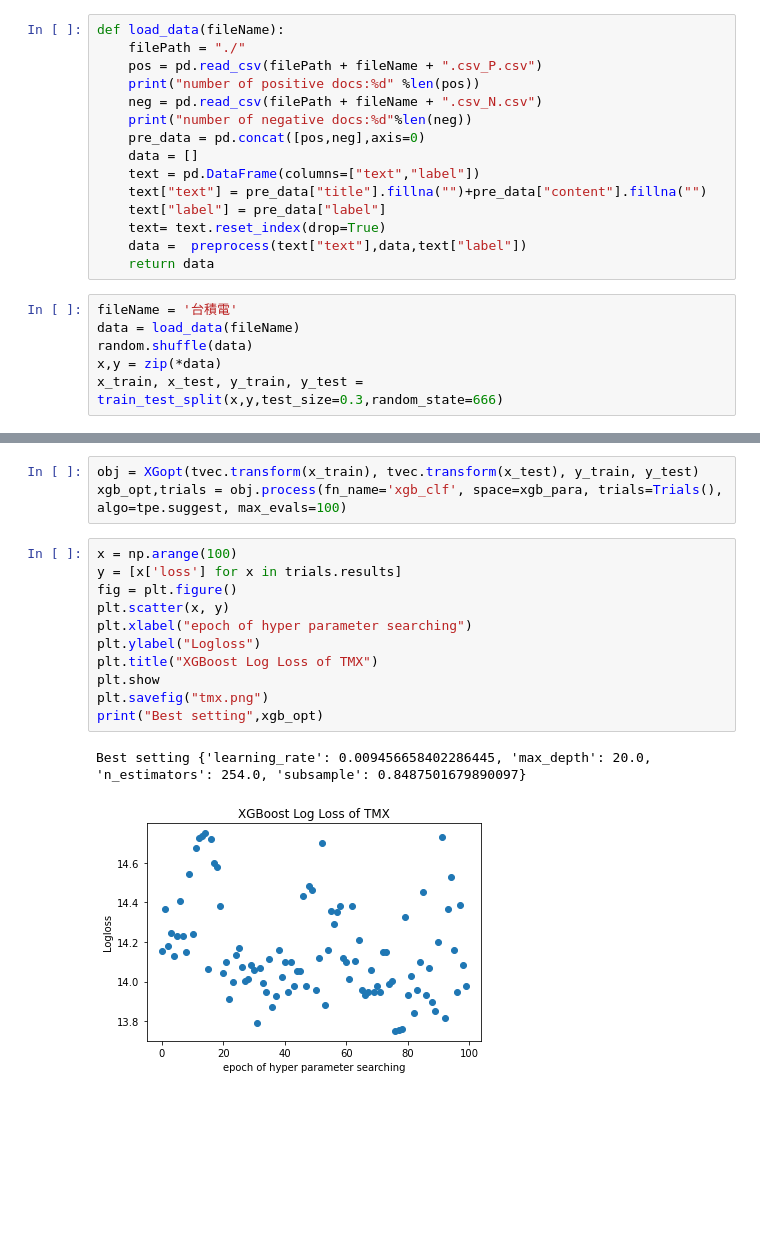
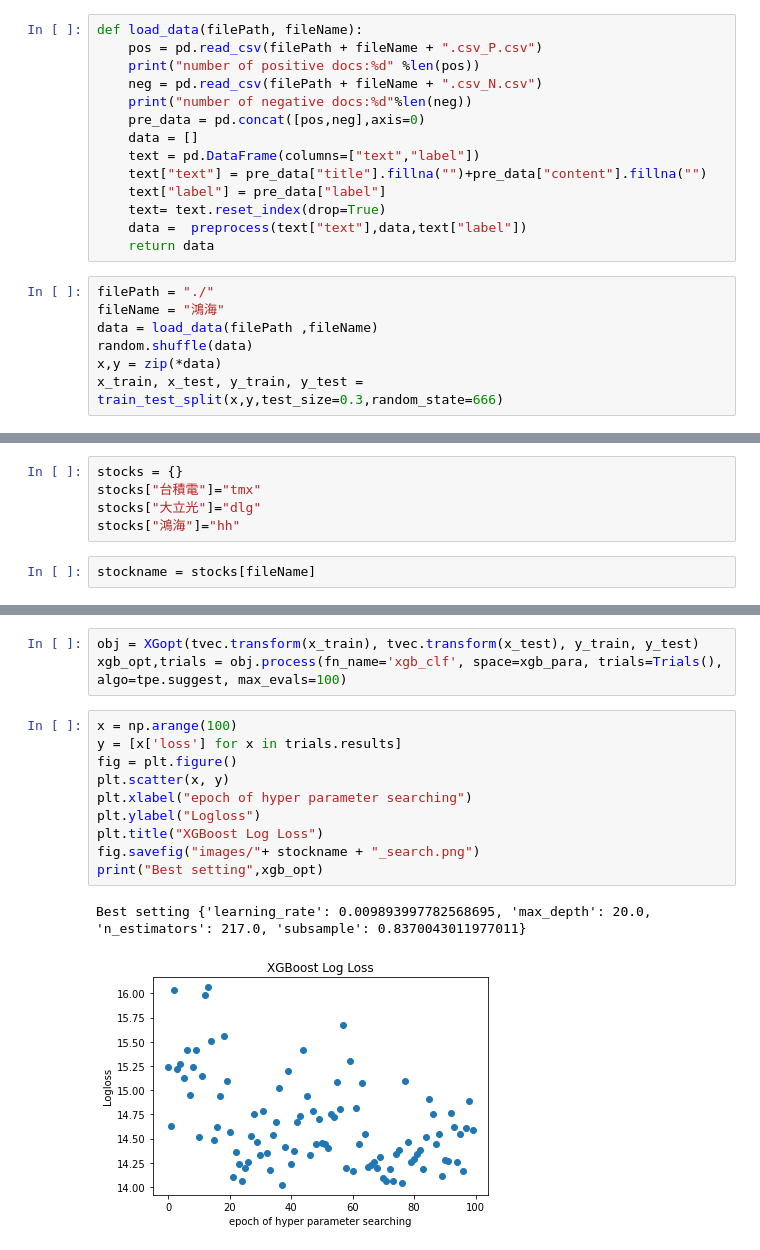
Before and after one commit to Sixy1204/stock_news_classification, a Jupyter notebook: ensemble_tree.ipynb, the cells around one changed output, grey strips where cells are left out. Saved outputs shown, nothing was run; the diff lists cells and outputs as text; blank space fills up the shorter version.

```diff
--- a/ensemble_tree.ipynb
+++ b/ensemble_tree.ipynb
@@ -31,8 +33,7 @@ def preprocess(data,all_data,category):
         all_data.append( (' '.join(segment_list),category[idx]) )
     return all_data
 # %%
-def load_data(fileName):
-    filePath = "./"
+def load_data(filePath, fileName):
     pos = pd.read_csv(filePath + fileName + ".csv_P.csv")
     print("number of positive docs:%d" %len(pos))
     neg = pd.read_csv(filePath + fileName + ".csv_N.csv")
@@ -46,8 +47,9 @@ def load_data(fileName):
     data =  preprocess(text["text"],data,text["label"])
     return data
 # %%
-fileName = '台積電'
-data = load_data(fileName)
+filePath = "./"
+fileName = "鴻海"
+data = load_data(filePath ,fileName)
 random.shuffle(data)
 x,y = zip(*data)
 x_train, x_test, y_train, y_test = train_test_split(x,y,test_size=0.3,random_state=666)
@@ -57,3 +63,10 @@ number of negative docs:8474
+# %%
+stocks = {}
+stocks["台積電"]="tmx"
+stocks["大立光"]="dlg"
+stocks["鴻海"]="hh"
+# %%
+stockname = stocks[fileName]
 # %%
 tvec = TfidfVectorizer(
     analyzer='word',
@@ -131,14 +151,13 @@ xgb_opt,trials = obj.process(fn_name='xgb_clf', space=xgb_para, trials=Trials(),
 # %%
 x = np.arange(100)
 y = [x['loss'] for x in trials.results]
 fig = plt.figure()
 plt.scatter(x, y)
 plt.xlabel("epoch of hyper parameter searching")
 plt.ylabel("Logloss")
-plt.title("XGBoost Log Loss of TMX")
-plt.show
-plt.savefig("tmx.png")
+plt.title("XGBoost Log Loss")
+fig.savefig("images/"+ stockname + "_search.png")
 print("Best setting",xgb_opt)
 # %% [output]
-Best setting {'learning_rate': 0.009456658402286445, 'max_depth': 20.0, 'n_estimators': 254.0, 'subsample': 0.8487501679890097}
+Best setting {'learning_rate': 0.009893997782568695, 'max_depth': 20.0, 'n_estimators': 217.0, 'subsample': 0.8370043011977011}
-[figure, old version]
+[figure, new version]
```
Also changed, not shown: parts of 10 cells of this notebook, 16 other files.
